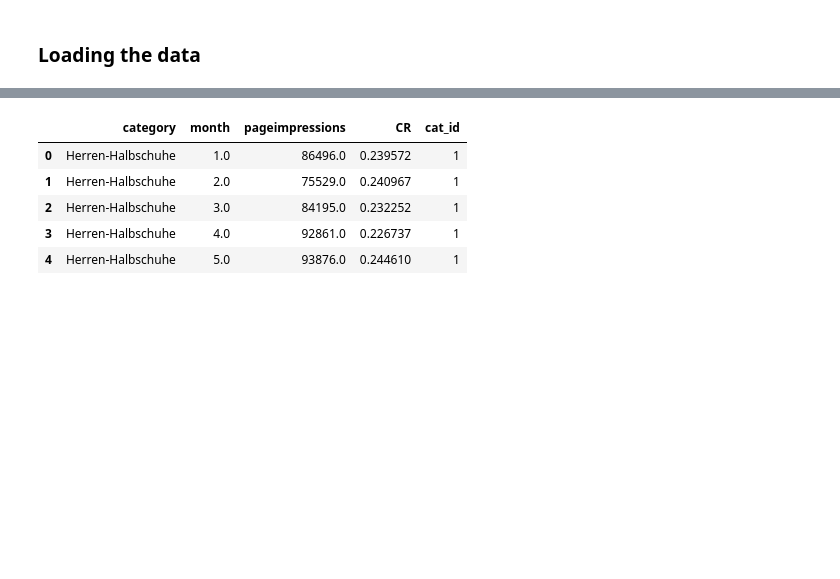
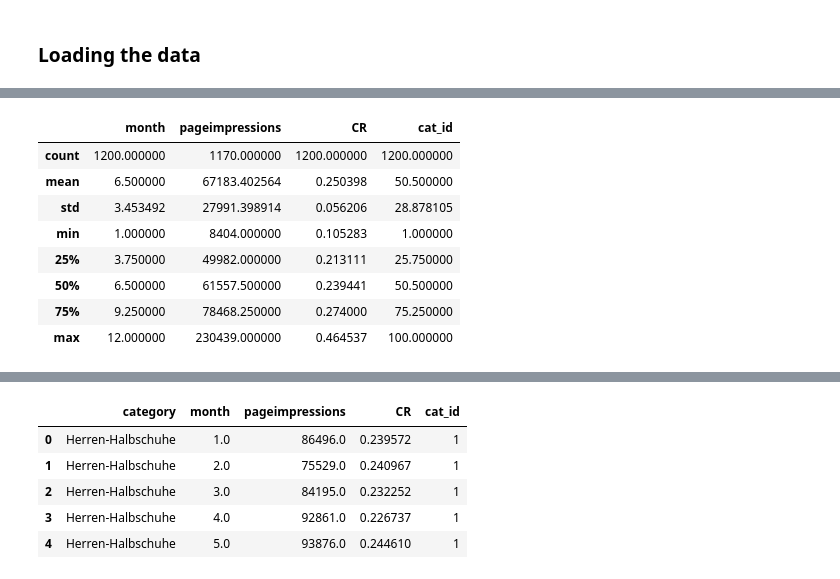
Before and after one commit to to-schi/seasonality-clustering, a Jupyter notebook: seasonality_clustering.ipynb, the cells around one changed output, grey strips where cells are left out. Drawn from its saved outputs; the diff is of its cells as text; code cells hidden in the pictures; blank space fills up the shorter version.

```diff
--- a/seasonality_clustering.ipynb
+++ b/seasonality_clustering.ipynb
@@ -37,0 +51,12 @@ data.head(13)
+# %%
+data.describe()
+# %% [output]
+|  | month | pageimpressions | CR | cat_id |
+| count | 1200.000000 | 1170.000000 | 1200.000000 | 1200.000000 |
+| mean | 6.500000 | 67183.402564 | 0.250398 | 50.500000 |
+| std | 3.453492 | 27991.398914 | 0.056206 | 28.878105 |
+| min | 1.000000 | 8404.000000 | 0.105283 | 1.000000 |
+| 25% | 3.750000 | 49982.000000 | 0.213111 | 25.750000 |
+| 50% | 6.500000 | 61557.500000 | 0.239441 | 50.500000 |
+| 75% | 9.250000 | 78468.250000 | 0.274000 | 75.250000 |
+| max | 12.000000 | 230439.000000 | 0.464537 | 100.000000 |
```
Also changed, not shown: parts of 21 cells of this notebook.
